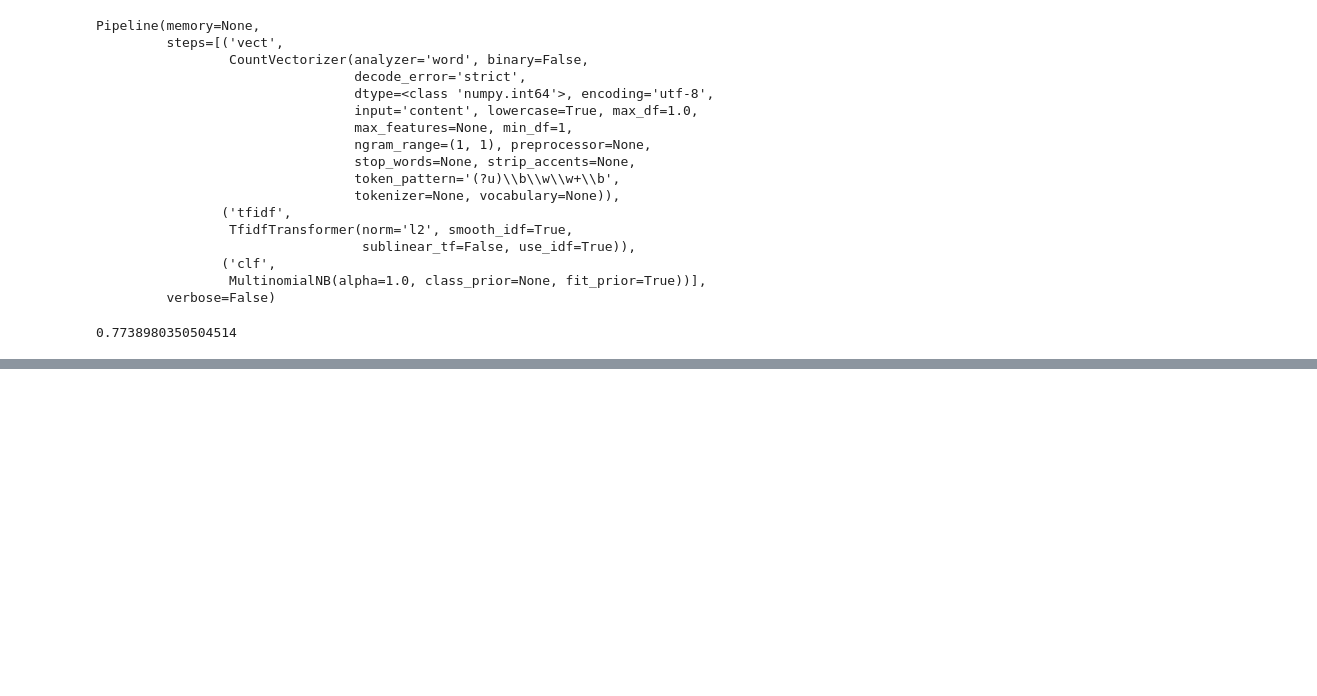
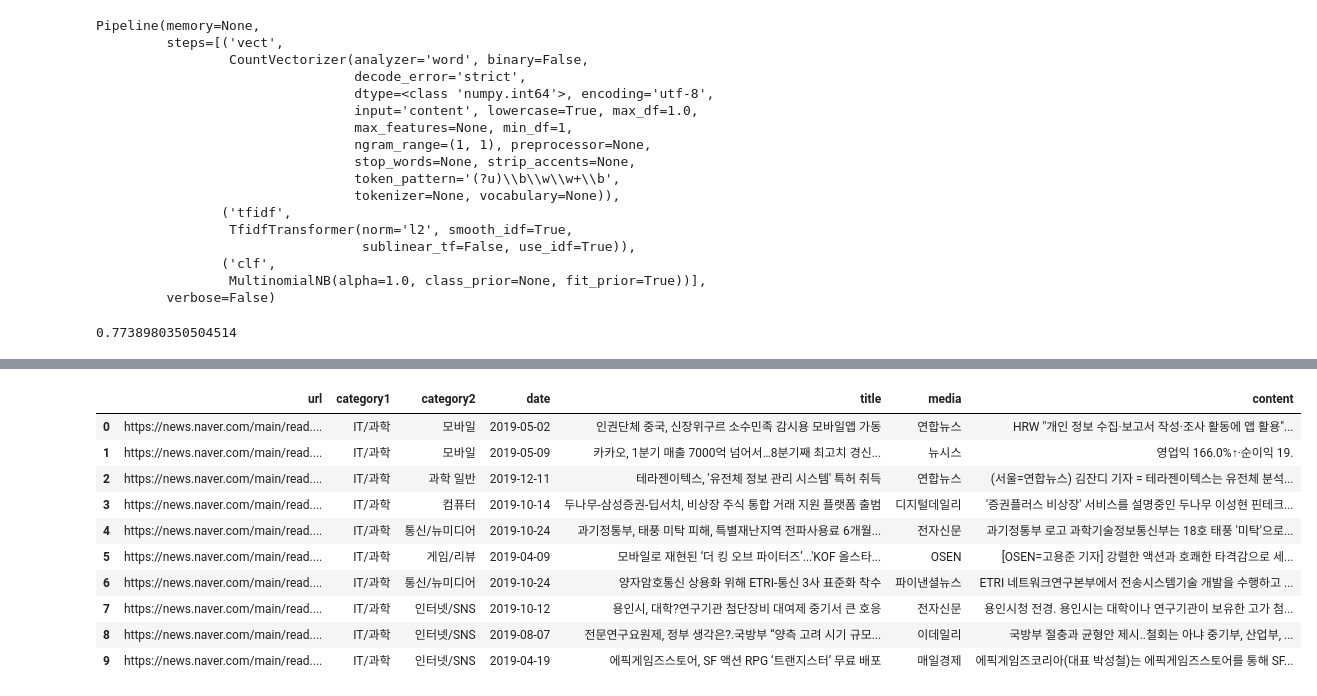
Before and after one commit to Neulvo/TIL, a Jupyter notebook: 10_Prac_2_Document_Classification.ipynb, the cells around one changed output, grey strips where cells are left out. Saved outputs shown, nothing was run; the diff lists cells and outputs as text; code cells hidden in the pictures; blank space fills up the shorter version.

```diff
--- a/10_Prac_2_Document_Classification.ipynb
+++ b/10_Prac_2_Document_Classification.ipynb
@@ -236,0 +238,4 @@ np.mean(predicted==twenty_test.target)
+# %%
+%%time
+import pandas as pd
+df = pd.read_csv("./2019news_1000.csv")
@@ -236,0 +245,14 @@ np.mean(predicted==twenty_test.target)
+# %%
+df.head(10)
+# %% [output]
+|  | url | category1 | category2 | date | title | media | content |
+| 0 | https://news.naver.com/main/read.... | IT/과학 | 모바일 | 2019-05-02 | 인권단체 중국, 신장위구르 소수민족 감시용 모바일앱 가동 | 연합뉴스 | HRW "개인 정보 수집·보고서 작성·조사 활동에 앱 활용"... |
+| 1 | https://news.naver.com/main/read.... | IT/과학 | 모바일 | 2019-05-09 | 카카오, 1분기 매출 7000억 넘어서…8분기째 최고치 경신... | 뉴시스 | 영업익 166.0%↑·순이익 19. |
+| 2 | https://news.naver.com/main/read.... | IT/과학 | 과학 일반 | 2019-12-11 | 테라젠이텍스, '유전체 정보 관리 시스템' 특허 취득 | 연합뉴스 | (서울=연합뉴스) 김잔디 기자 = 테라젠이텍스는 유전체 분석... |
+| 3 | https://news.naver.com/main/read.... | IT/과학 | 컴퓨터 | 2019-10-14 | 두나무-삼성증권-딥서치, 비상장 주식 통합 거래 지원 플랫폼 출범 | 디지털데일리 | '증권플러스 비상장' 서비스를 설명중인 두나무 이성현 핀테크... |
+| 4 | https://news.naver.com/main/read.... | IT/과학 | 통신/뉴미디어 | 2019-10-24 | 과기정통부, 태풍 미탁 피해, 특별재난지역 전파사용료 6개월... | 전자신문 | 과기정통부 로고 과학기술정보통신부는 18호 태풍 '미탁'으로... |
+| 5 | https://news.naver.com/main/read.... | IT/과학 | 게임/리뷰 | 2019-04-09 | 모바일로 재현된 ‘더 킹 오브 파이터즈’...'KOF 올스타... | OSEN | [OSEN=고용준 기자] 강렬한 액션과 호쾌한 타격감으로 세... |
+| 6 | https://news.naver.com/main/read.... | IT/과학 | 통신/뉴미디어 | 2019-10-24 | 양자암호통신 상용화 위해 ETRI-통신 3사 표준화 착수 | 파이낸셜뉴스 | ETRI 네트워크연구본부에서 전송시스템기술 개발을 수행하고 ... |
+| 7 | https://news.naver.com/main/read.... | IT/과학 | 인터넷/SNS | 2019-10-12 | 용인시, 대학?연구기관 첨단장비 대여제 중기서 큰 호응 | 전자신문 | 용인시청 전경. 용인시는 대학이나 연구기관이 보유한 고가 첨... |
+| 8 | https://news.naver.com/main/read.... | IT/과학 | 인터넷/SNS | 2019-08-07 | 전문연구요원제, 정부 생각은?.국방부 “양측 고려 시기 규모... | 이데일리 | 국방부 절충과 균형안 제시..철회는 아냐 중기부, 산업부, ... |
+| 9 | https://news.naver.com/main/read.... | IT/과학 | 인터넷/SNS | 2019-04-19 | 에픽게임즈스토어, SF 액션 RPG ‘트랜지스터’ 무료 배포 | 매일경제 | 에픽게임즈코리아(대표 박성철)는 에픽게임즈스토어를 통해 SF... |
```
Also changed, not shown: parts of 20 cells of this notebook.
